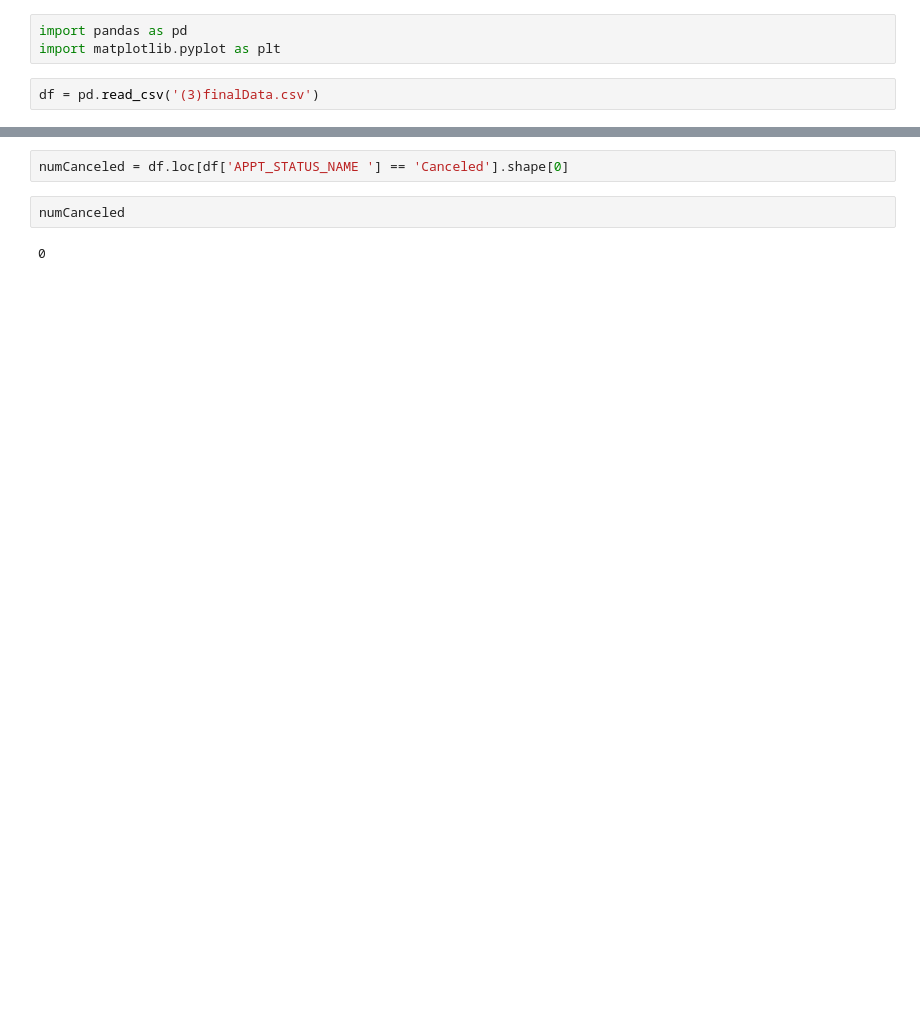
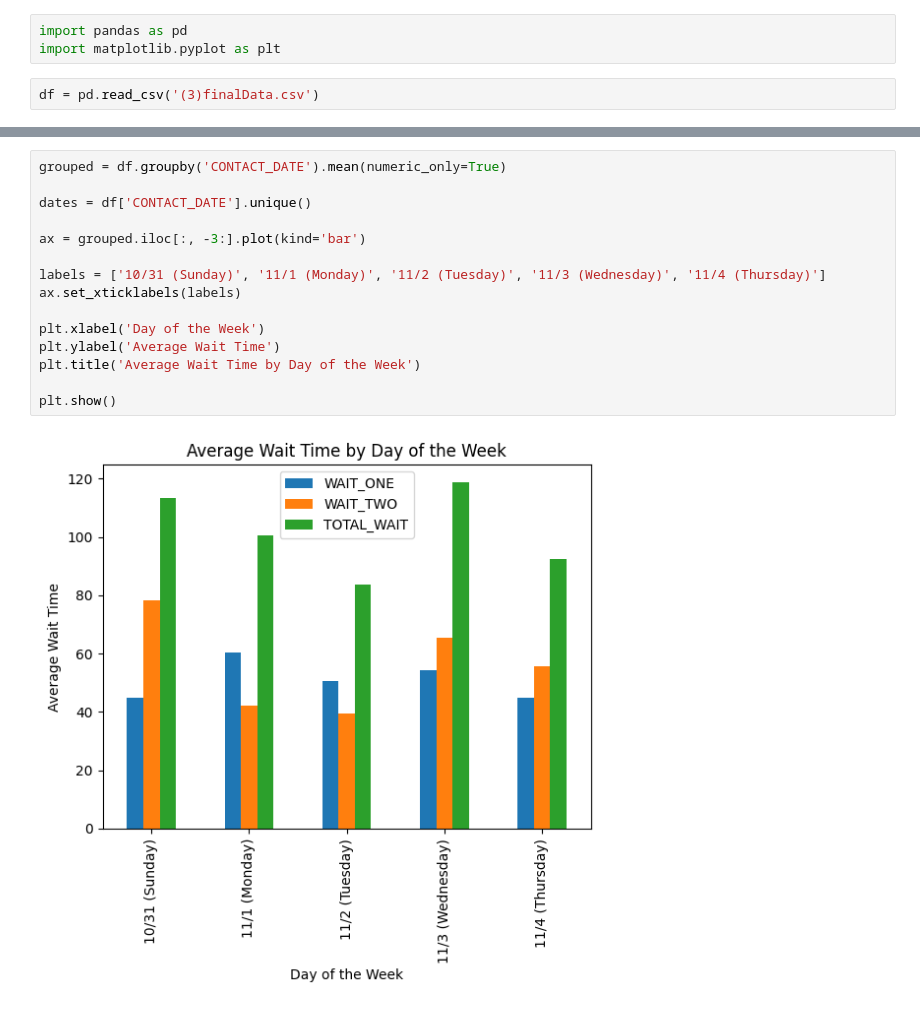
Before and after one commit to soumil101/Infusion_Center_Analysis, a Jupyter notebook: graphs.ipynb, the cells around one changed output, grey strips where cells are left out. Cells and saved outputs as stored; diff of their text form; blank space fills up the shorter version.

Commit message:
finish day of week wait time graph

```diff
--- a/graphs.ipynb
+++ b/graphs.ipynb
@@ -22,6 +22,17 @@ df
-# %%
-numCanceled = df.loc[df['APPT_STATUS_NAME '] == 'Canceled'].shape[0]
-# %%
-numCanceled
-# %% [output]
-0
+# %%
+grouped = df.groupby('CONTACT_DATE').mean(numeric_only=True)
+
+dates = df['CONTACT_DATE'].unique()
+
+ax = grouped.iloc[:, -3:].plot(kind='bar')
+
+labels = ['10/31 (Sunday)', '11/1 (Monday)', '11/2 (Tuesday)', '11/3 (Wednesday)', '11/4 (Thursday)']
+ax.set_xticklabels(labels)
+
+plt.xlabel('Day of the Week')
+plt.ylabel('Average Wait Time')
+plt.title('Average Wait Time by Day of the Week')
+
+plt.show()
+# %% [output]
+[figure, added]
```
Also changed, not shown: parts of 1 cell of this notebook, 1 other file.
